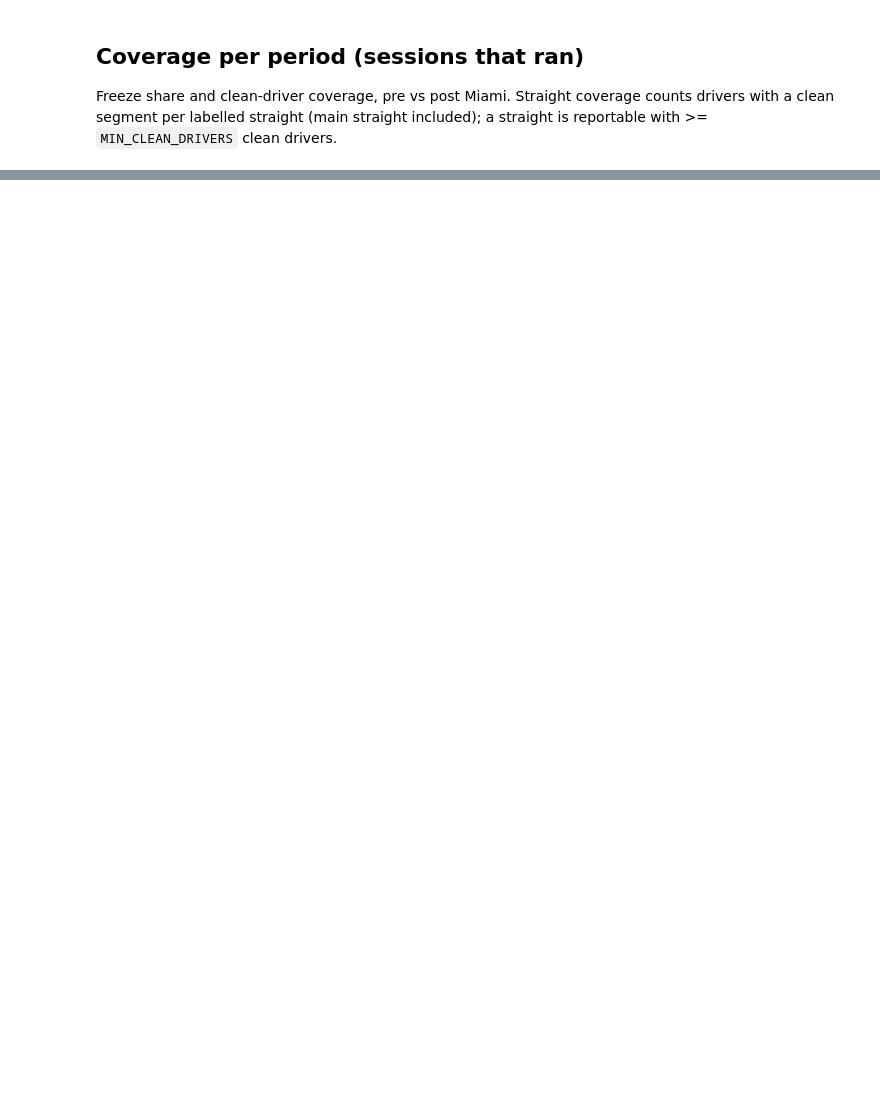
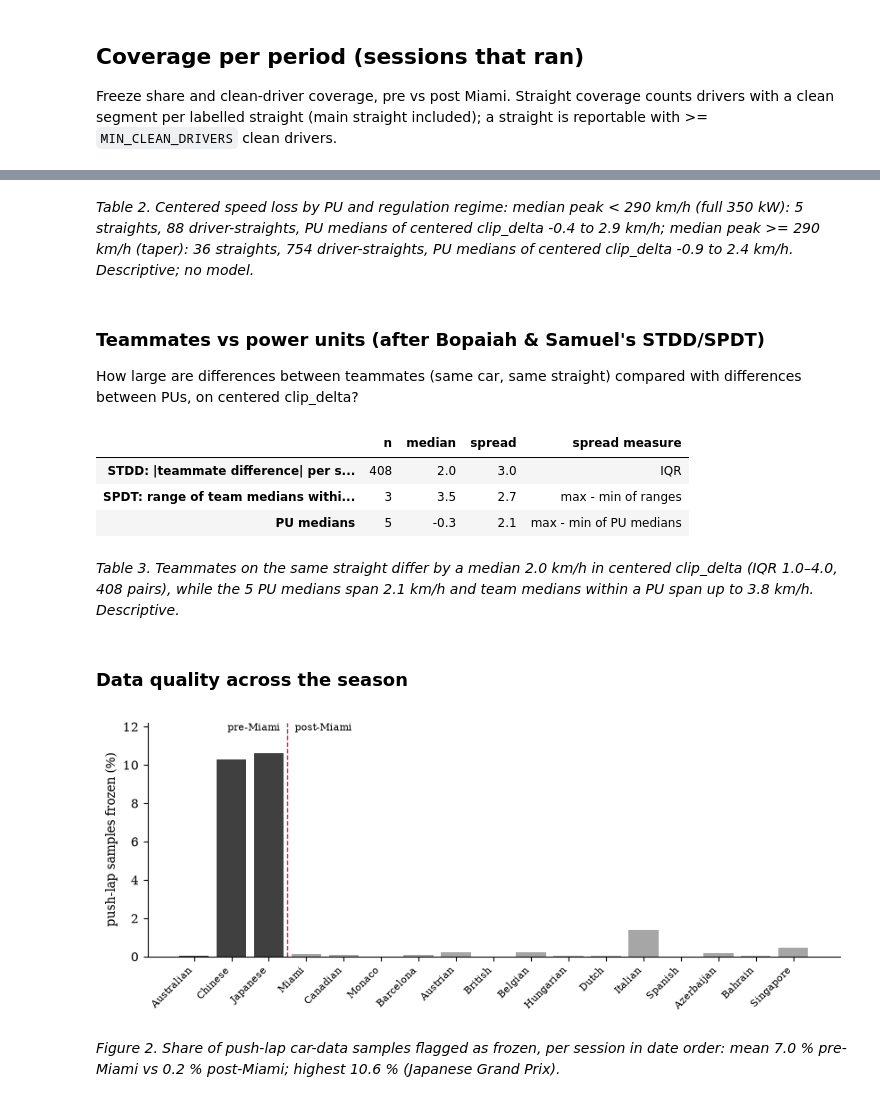
Before and after one commit to see7ien/Flat-Out, a Jupyter notebook: 02_season.ipynb, the cells around one changed output, grey strips where cells are left out. Cells and saved outputs as stored; diff of their text form; code cells hidden in the pictures; blank space fills up the shorter version.

```diff
--- a/02_season.ipynb
+++ b/02_season.ipynb
@@ -182,0 +258,60 @@ by_period.round(1)
+# %%
+_n = rep.groupby("Regime").Straight.nunique()
+_m = {reg: summ_b[(reg, "clip_delta")]["median"] for reg in _n.index}
+caption("Table", "b", "Centered speed loss by PU and regulation regime: " + "; ".join(
+    f"{reg}: {_n[reg]} straights, {int(summ_b[(reg, 'clip_delta')]['n'].sum())} driver-straights, PU medians of centered clip_delta "
+    f"{_m[reg].min():.1f} to {_m[reg].max():.1f} km/h" for reg in _n.index) + ". Descriptive; no model.")
+# %% [output]
+*Table 2. Centered speed loss by PU and regulation regime: median peak < 290 km/h (full 350 kW): 5 straights, 88 driver-straights, PU medians of centered clip_delta -0.4 to 2.9 km/h; median peak >= 290 km/h (taper): 36 straights, 754 driver-straights, PU medians of centered clip_delta -0.9 to 2.4 km/h. Descriptive; no model.*
+# %% [markdown]
+### Teammates vs power units (after Bopaiah & Samuel's STDD/SPDT)
+
+How large are differences between teammates (same car, same straight) compared with differences between PUs, on centered clip_delta?
+# %%
+pairs = rep.groupby(["Straight", "Team"]).filter(lambda g: len(g) == 2)
+stdd_abs = pairs.groupby(["Straight", "Team"]).clip_delta_c.agg(lambda x: abs(x.iloc[0] - x.iloc[1]))
+team_med = rep.groupby(["PU", "Team"]).clip_delta_c.median()
+spdt_rng = team_med.groupby("PU").agg(lambda x: x.max() - x.min() if len(x) > 1 else np.nan).dropna()
+pu_med = rep.groupby("PU").clip_delta_c.median()
+spread = pd.DataFrame({
+    "n": [len(stdd_abs), len(spdt_rng), len(pu_med)],
+    "median": [stdd_abs.median(), spdt_rng.median(), pu_med.median()],
+    "spread": [stdd_abs.quantile(.75) - stdd_abs.quantile(.25), spdt_rng.max() - spdt_rng.min(), pu_med.max() - pu_med.min()],
+    "spread measure": ["IQR", "max - min of ranges", "max - min of PU medians"],
+}, index=["STDD: |teammate difference| per straight", "SPDT: range of team medians within a PU", "PU medians"])
+spread.round(1)
+# %% [output]
+|  | n | median | spread | spread measure |
+| STDD: |teammate difference| per s... | 408 | 2.0 | 3.0 | IQR |
+| SPDT: range of team medians withi... | 3 | 3.5 | 2.7 | max - min of ranges |
+| PU medians | 5 | -0.3 | 2.1 | max - min of PU medians |
+# %%
+caption("Table", "c", f"Teammates on the same straight differ by a median {stdd_abs.median():.1f} km/h in centered clip_delta "
+        f"(IQR {stdd_abs.quantile(.25):.1f}–{stdd_abs.quantile(.75):.1f}, {len(stdd_abs)} pairs), while the {len(pu_med)} PU medians span "
+        f"{pu_med.max() - pu_med.min():.1f} km/h and team medians within a PU span up to {spdt_rng.max():.1f} km/h. Descriptive.")
+# %% [output]
+*Table 3. Teammates on the same straight differ by a median 2.0 km/h in centered clip_delta (IQR 1.0–4.0, 408 pairs), while the 5 PU medians span 2.1 km/h and team medians within a PU span up to 3.8 km/h. Descriptive.*
+# %% [markdown]
+### Data quality across the season
+# %%
+dq = season_qc[ok].reset_index(drop=True)
+fig, ax = plt.subplots(figsize=(10, 3.4))
+ax.bar(range(len(dq)), dq.push_lap_frozen_pct_mean, color=np.where(dq.Period == "pre_miami", "0.25", "0.65"))
+first_post = int((dq.Period == "post_miami").idxmax())
+ax.axvline(first_post - 0.5, color="crimson", ls="--", lw=1)
+top = dq.push_lap_frozen_pct_mean.max() * 1.15
+ax.set_ylim(0, top)
+ax.text(first_post - 0.6, top, "pre-Miami ", ha="right", va="top", fontsize=8)
+ax.text(first_post - 0.4, top, " post-Miami", ha="left", va="top", fontsize=8)
+ax.set_xticks(range(len(dq)), [e.replace(" Grand Prix", "") for e in dq.Event], rotation=45, ha="right", fontsize=8)
+ax.set_ylabel("push-lap samples frozen (%)")
+fig.savefig(FIG / "fig_season_freeze_share.pdf")
+plt.show()
+# %% [output]
+[figure, added]
+# %%
+_p = dq.groupby("Period", sort=False).push_lap_frozen_pct_mean.mean()
+caption("Figure", "dq", f"Share of push-lap car-data samples flagged as frozen, per session in date order: mean {_p['pre_miami']:.1f} % pre-Miami "
+        f"vs {_p['post_miami']:.1f} % post-Miami; highest {dq.push_lap_frozen_pct_mean.max():.1f} % ({dq.loc[dq.push_lap_frozen_pct_mean.idxmax(), 'Event']}).")
+# %% [output]
+*Figure 2. Share of push-lap car-data samples flagged as frozen, per session in date order: mean 7.0 % pre-Miami vs 0.2 % post-Miami; highest 10.6 % (Japanese Grand Prix).*
```
Also changed, not shown: parts of 14 cells of this notebook, 5 other files.
